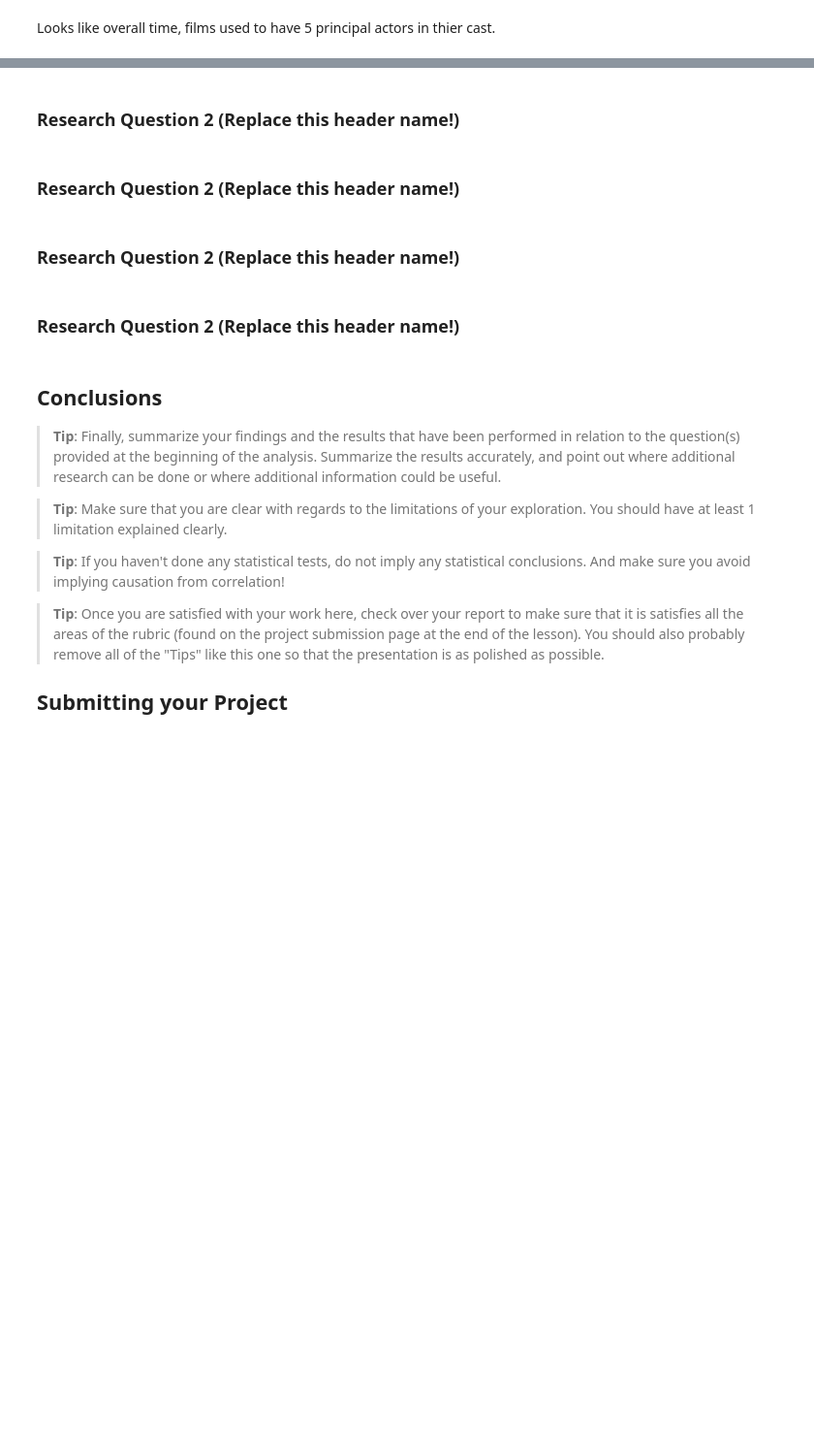
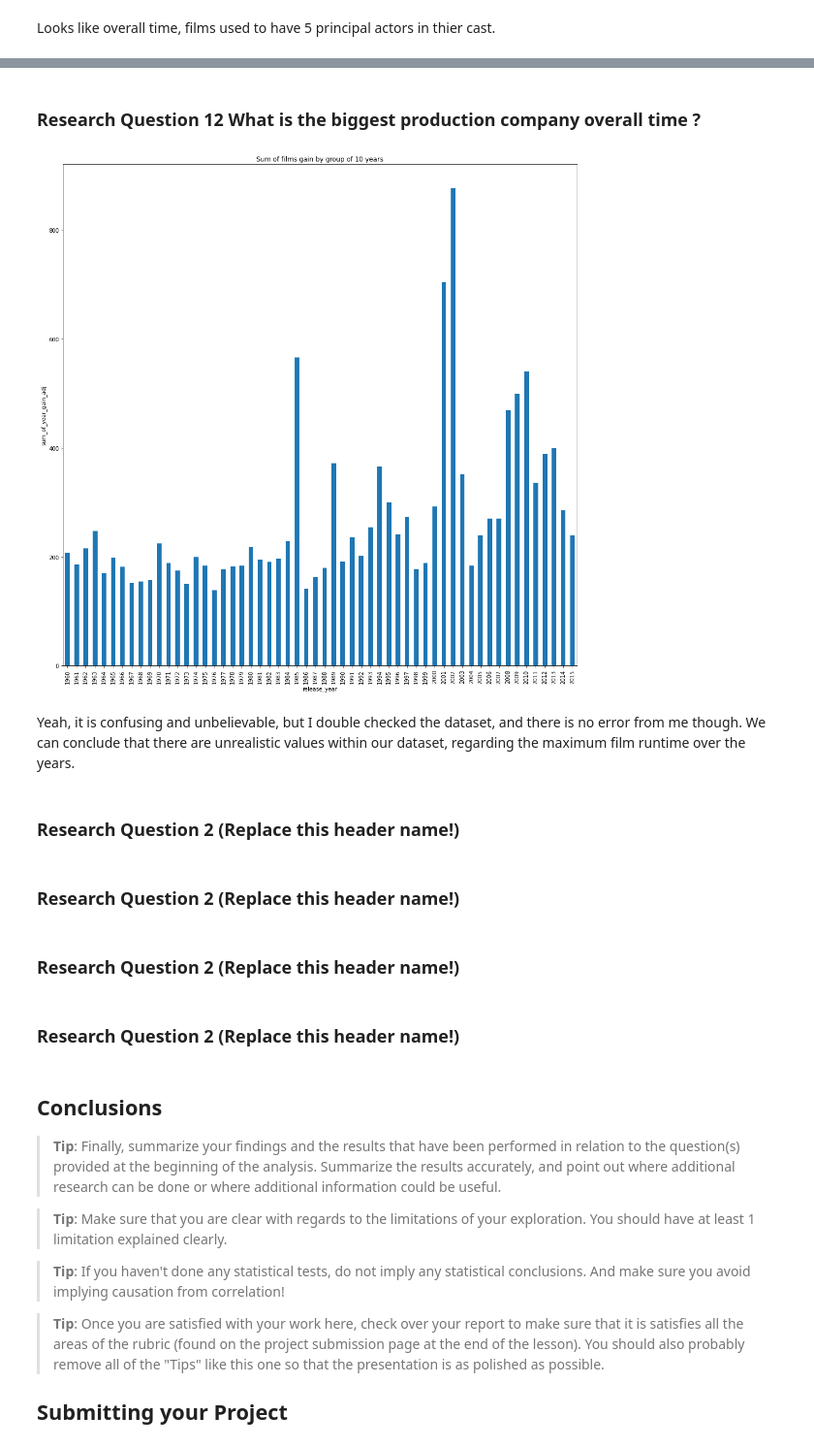
Before and after one commit to temajozias/Udacity-DataAnalystND-P1-Investigate-a-Dataset, a Jupyter notebook: Investigate_a_Dataset.ipynb, the cells around one changed output, grey strips where cells are left out. Shown at 97% size. Cells and saved outputs as stored; diff of their text form; code cells hidden in the pictures; blank space fills up the shorter version.

```diff
--- a/Investigate_a_Dataset.ipynb
+++ b/Investigate_a_Dataset.ipynb
@@ -567,3 +597,14 @@ df.groupby('year_by_10').sum()['gain_adj'].plot(kind='bar',
+# %% [markdown]
+### Research Question 12  What is the biggest production company overall time ?
+# %%
+df.groupby('release_year')['runtime'].max().plot(kind='bar',
+                                                  figsize=(17, 17),
+                                                  title='Sum of films gain by group of 10 years',
+                                                  ylabel='sum_of_year_gain_adj');
+# %% [output]
+[figure, added]
+# %% [markdown]
+Yeah, it is confusing and unbelievable, but I double checked the dataset, and there is no error from me though. We can conclude that there are unrealistic values within our dataset, regarding the maximum film runtime over the years.
 # %%
 # Continue to explore the data to address your additional research
 #   questions. Add more headers as needed if you have more questions to
```
Also changed, not shown: parts of 9 cells of this notebook.
